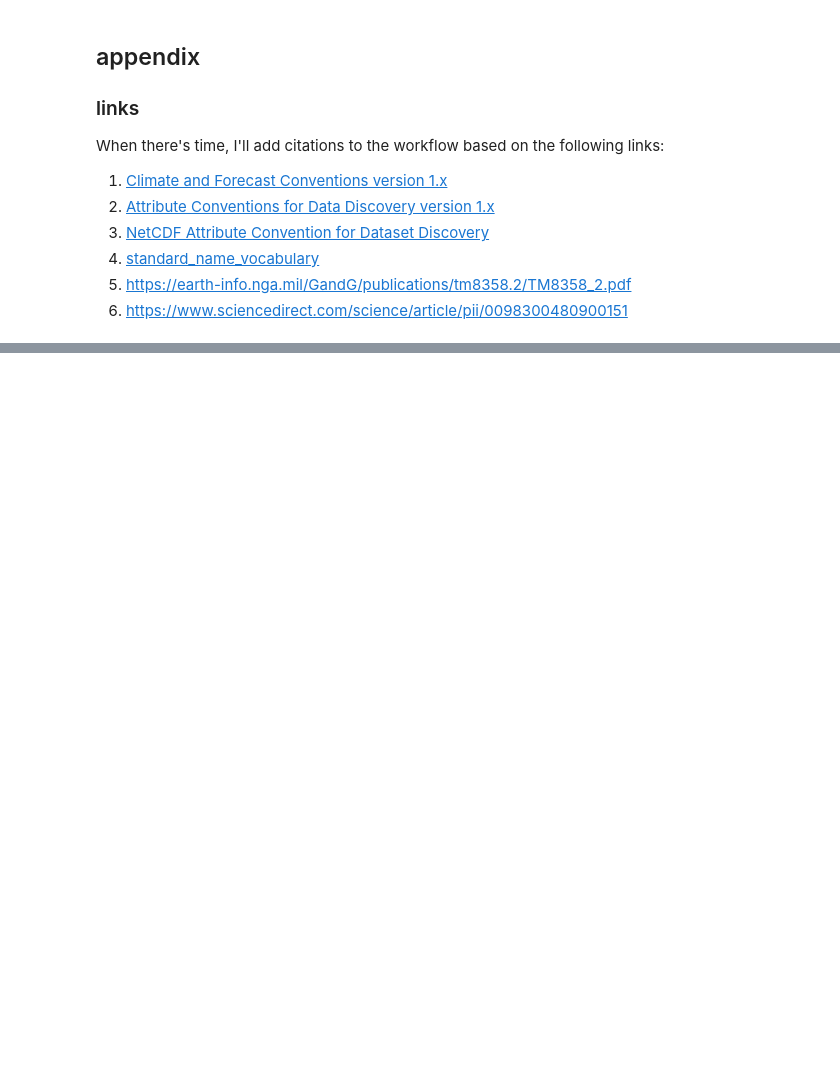
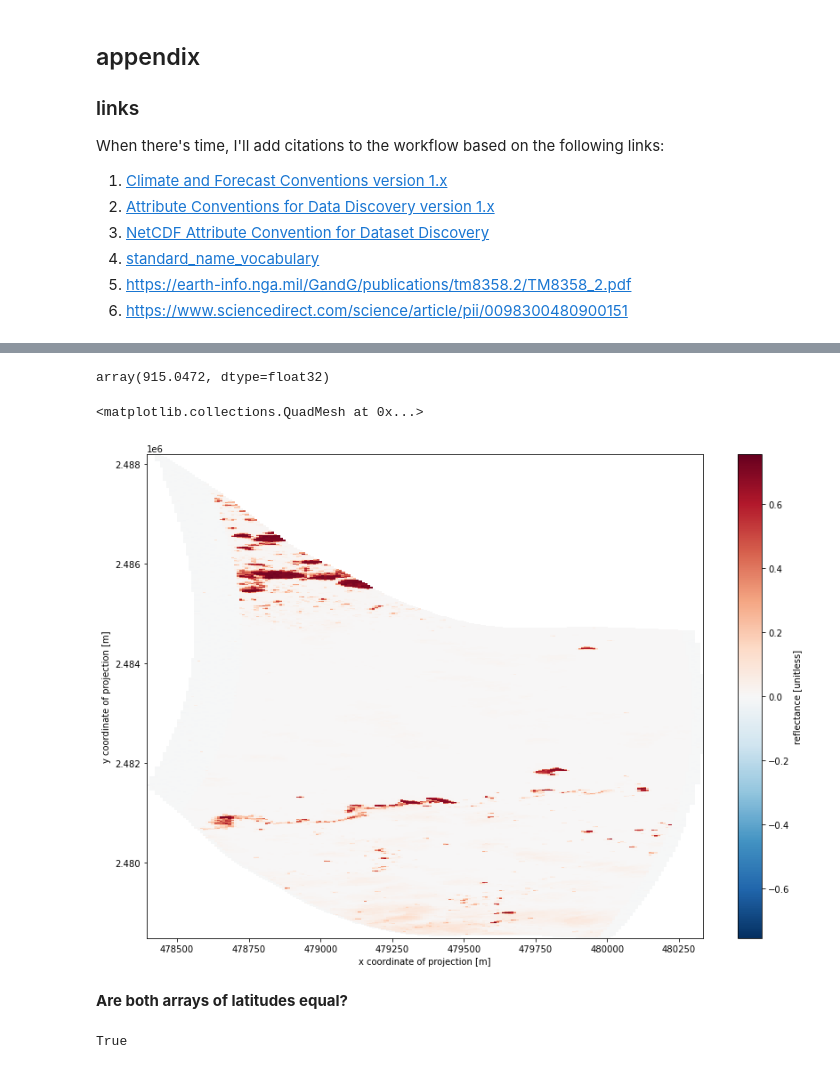
Before and after one commit to jjmcnelis/nasa-prism-data-decomposed, a Jupyter notebook: PRISM-Data-Decomposed.ipynb, the cells around one changed output, grey strips where cells are left out. Cells and saved outputs as stored; diff of their text form; code cells hidden in the pictures; blank space fills up the shorter version.

```diff
--- a/PRISM-Data-Decomposed.ipynb
+++ b/PRISM-Data-Decomposed.ipynb
@@ -1101,0 +1052,15 @@ drwxr-xr-x 7 jack jack      4096 Aug 23 15:58 .
+# %%
+ds2.wavelength[199].data
+# %% [output]
+array(915.0472, dtype=float32)
+# %%
+ds2.reflectance.isel(band=199).plot(figsize=(14,10))
+# %% [output]
+<matplotlib.collections.QuadMesh at 0x...>
+[figure, added]
+# %% [markdown]
+**Are both arrays of latitudes equal?**
+# %%
+(ds1.lat.data == ds2.lat.data).flatten().all()
+# %% [output]
+True
```
Also changed, not shown: parts of 56 cells of this notebook.
